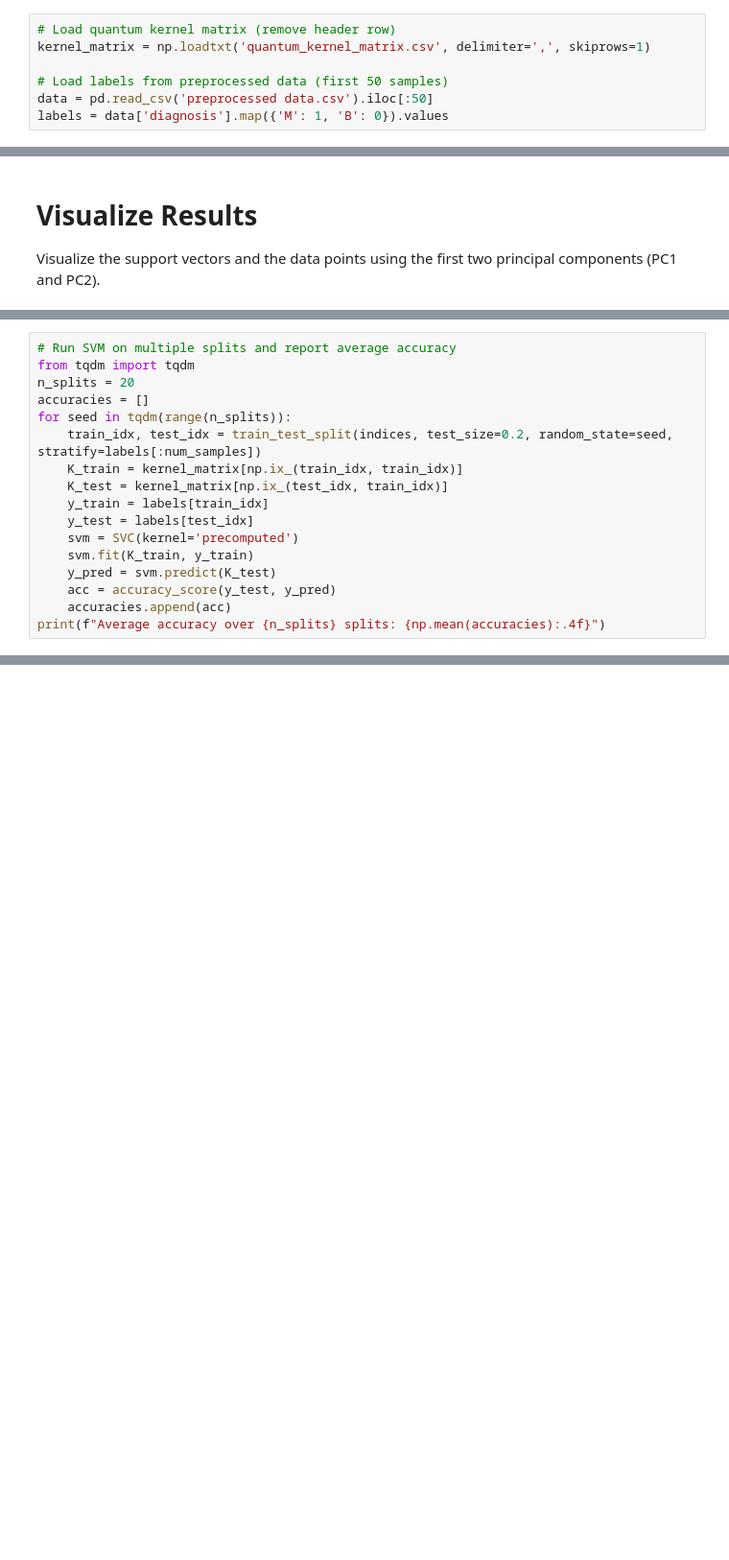
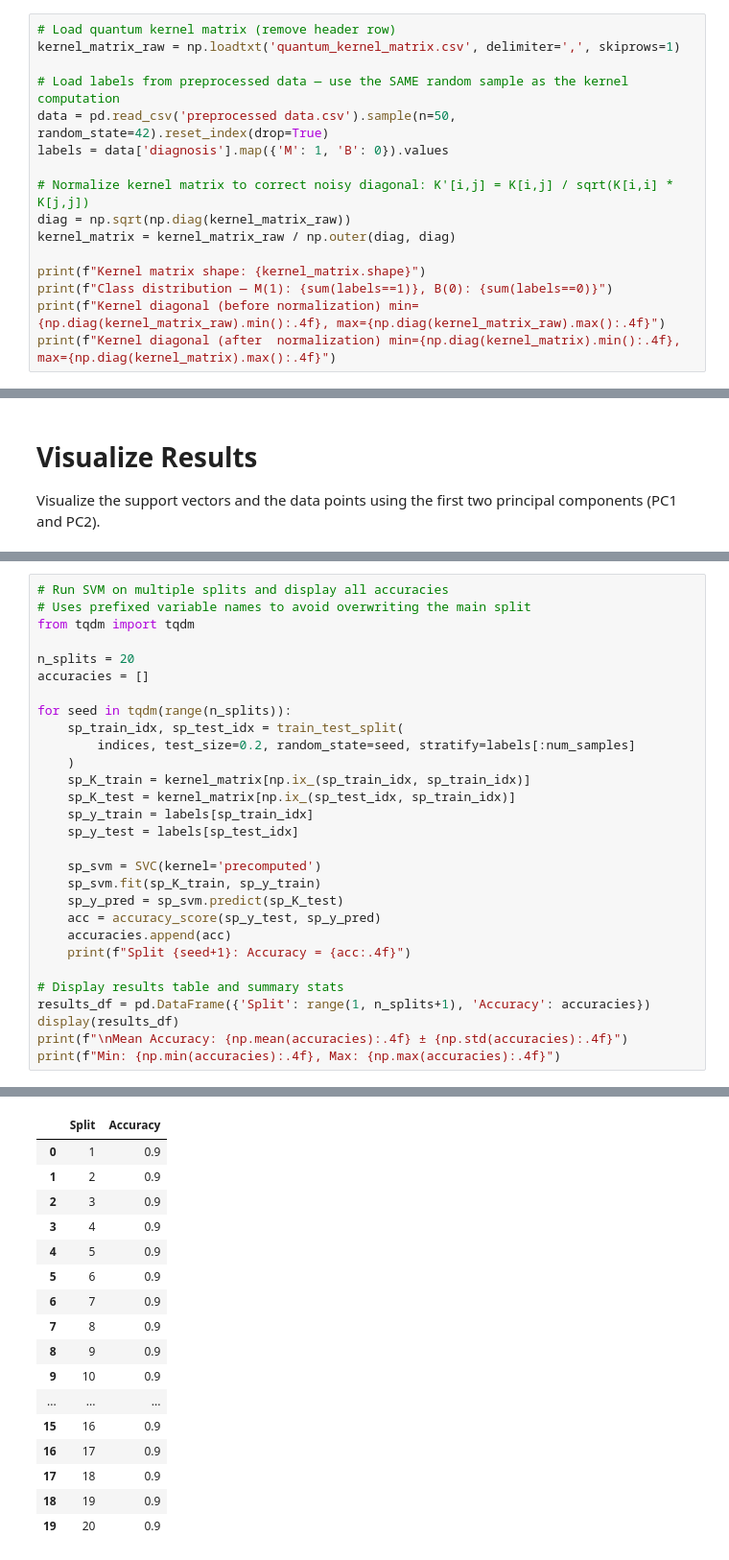
Before and after one commit to Alain-Abraham-hub/QML-using-Quantum-Kernel-Matrix, a Jupyter notebook: training_svm.ipynb, the cells around one changed output, grey strips where cells are left out. Shown at 96% size. Saved outputs shown, nothing was run; the diff lists cells and outputs as text; blank space fills up the shorter version.

Commit message:
coorected the svm model - label kernel mismatch, kernel normalization, variable overwrites

```diff
--- a/training_svm.ipynb
+++ b/training_svm.ipynb
@@ -16,10 +16,19 @@ Load the quantum kernel matrix and the preprocessed data. Use only the first 50
 # %%
 # Load quantum kernel matrix (remove header row)
-kernel_matrix = np.loadtxt('quantum_kernel_matrix.csv', delimiter=',', skiprows=1)
+kernel_matrix_raw = np.loadtxt('quantum_kernel_matrix.csv', delimiter=',', skiprows=1)
 
-# Load labels from preprocessed data (first 50 samples)
-data = pd.read_csv('preprocessed data.csv').iloc[:50]
+# Load labels from preprocessed data — use the SAME random sample as the kernel computation
+data = pd.read_csv('preprocessed data.csv').sample(n=50, random_state=42).reset_index(drop=True)
 labels = data['diagnosis'].map({'M': 1, 'B': 0}).values
+
+# Normalize kernel matrix to correct noisy diagonal: K'[i,j] = K[i,j] / sqrt(K[i,i] * K[j,j])
+diag = np.sqrt(np.diag(kernel_matrix_raw))
+kernel_matrix = kernel_matrix_raw / np.outer(diag, diag)
+
+print(f"Kernel matrix shape: {kernel_matrix.shape}")
+print(f"Class distribution — M(1): {sum(labels==1)}, B(0): {sum(labels==0)}")
+print(f"Kernel diagonal (before normalization) min={np.diag(kernel_matrix_raw).min():.4f}, max={np.diag(kernel_matrix_raw).max():.4f}")
+print(f"Kernel diagonal (after  normalization) min={np.diag(kernel_matrix).min():.4f}, max={np.diag(kernel_matrix).max():.4f}")
 # %% [markdown]
 # Split Data into Training and Test Sets
 Split the data into training and test sets using an 80-20 ratio, stratified by the labels.
@@ -84,17 +95,30 @@ Evaluate the SVM model on multiple random train-test splits and report the avera
 # %%
-# Run SVM on multiple splits and report average accuracy
+# Run SVM on multiple splits and display all accuracies
+# Uses prefixed variable names to avoid overwriting the main split
 from tqdm import tqdm
+
 n_splits = 20
 accuracies = []
+
 for seed in tqdm(range(n_splits)):
-    train_idx, test_idx = train_test_split(indices, test_size=0.2, random_state=seed, stratify=labels[:num_samples])
-    K_train = kernel_matrix[np.ix_(train_idx, train_idx)]
-    K_test = kernel_matrix[np.ix_(test_idx, train_idx)]
-    y_train = labels[train_idx]
-    y_test = labels[test_idx]
-    svm = SVC(kernel='precomputed')
-    svm.fit(K_train, y_train)
-    y_pred = svm.predict(K_test)
-    acc = accuracy_score(y_test, y_pred)
+    sp_train_idx, sp_test_idx = train_test_split(
+        indices, test_size=0.2, random_state=seed, stratify=labels[:num_samples]
+    )
+    sp_K_train = kernel_matrix[np.ix_(sp_train_idx, sp_train_idx)]
+    sp_K_test = kernel_matrix[np.ix_(sp_test_idx, sp_train_idx)]
+    sp_y_train = labels[sp_train_idx]
+    sp_y_test = labels[sp_test_idx]
+
+    sp_svm = SVC(kernel='precomputed')
+    sp_svm.fit(sp_K_train, sp_y_train)
+    sp_y_pred = sp_svm.predict(sp_K_test)
+    acc = accuracy_score(sp_y_test, sp_y_pred)
     accuracies.append(acc)
-print(f"Average accuracy over {n_splits} splits: {np.mean(accuracies):.4f}")
+    print(f"Split {seed+1}: Accuracy = {acc:.4f}")
+
+# Display results table and summary stats
+results_df = pd.DataFrame({'Split': range(1, n_splits+1), 'Accuracy': accuracies})
+display(results_df)
+print(f"\nMean Accuracy: {np.mean(accuracies):.4f} ± {np.std(accuracies):.4f}")
+print(f"Min: {np.min(accuracies):.4f}, Max: {np.max(accuracies):.4f}")
+# %% [output]
@@ -100,0 +145,17 @@ print(f"Average accuracy over {n_splits} splits: {np.mean(accuracies):.4f}")
+|  | Split | Accuracy |
+| 0 | 1 | 0.9 |
+| 1 | 2 | 0.9 |
+| 2 | 3 | 0.9 |
+| 3 | 4 | 0.9 |
+| 4 | 5 | 0.9 |
+| 5 | 6 | 0.9 |
+| 6 | 7 | 0.9 |
+| 7 | 8 | 0.9 |
+| 8 | 9 | 0.9 |
+| 9 | 10 | 0.9 |
+| ... | ... | ... |
+| 15 | 16 | 0.9 |
+| 16 | 17 | 0.9 |
+| 17 | 18 | 0.9 |
+| 18 | 19 | 0.9 |
+| 19 | 20 | 0.9 |
```
Also changed, not shown: parts of 4 cells of this notebook, 2 other files.
